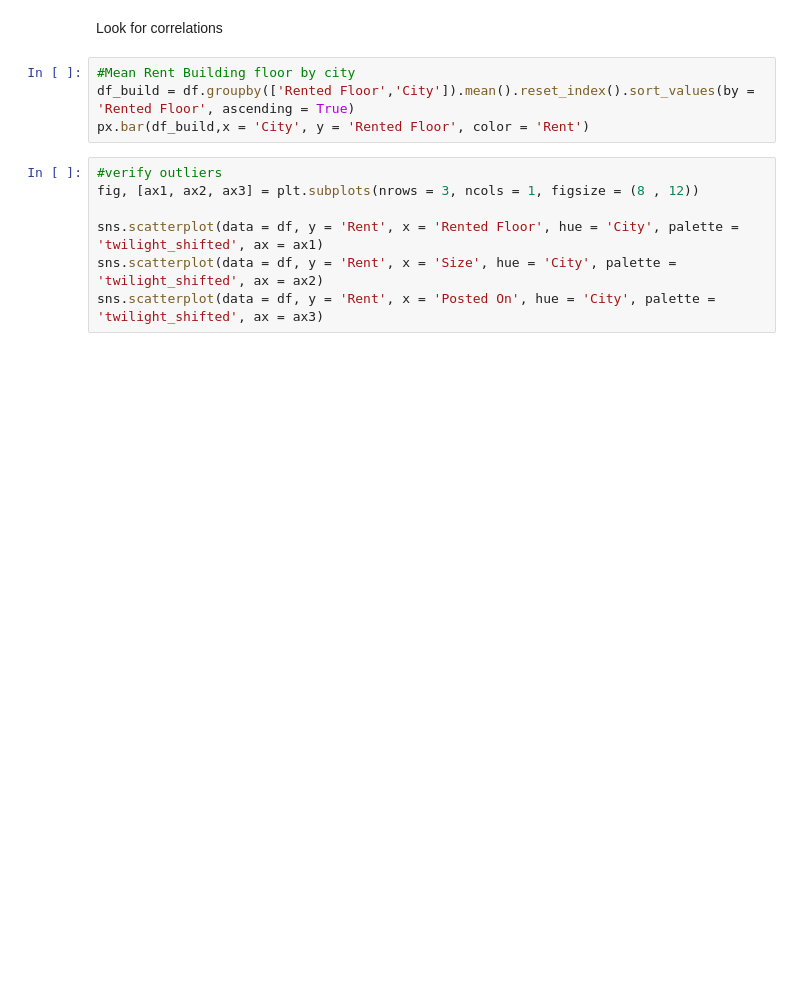
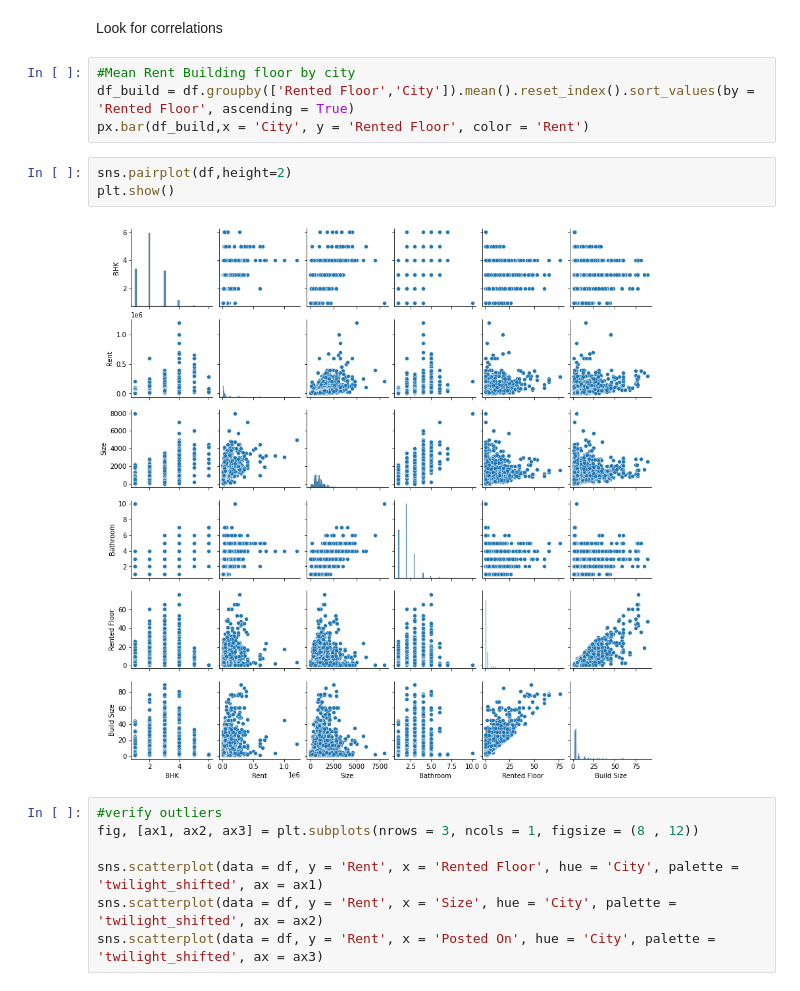
Before and after one commit to lucastere10/projects, a Jupyter notebook: Python Projects/Projekt XI - House Rent Prediction/Projekt XI - House Rent Prediction.ipynb, the cells around one changed output. Drawn from its saved outputs; the diff is of its cells as text; blank space fills up the shorter version.

```diff
--- a/Python Projects/Projekt XI - House Rent Prediction/Projekt XI - House Rent Prediction.ipynb
+++ b/Python Projects/Projekt XI - House Rent Prediction/Projekt XI - House Rent Prediction.ipynb
@@ -269,6 +269,11 @@ Look for correlations
 #Mean Rent Building floor by city
 df_build = df.groupby(['Rented Floor','City']).mean().reset_index().sort_values(by = 'Rented Floor', ascending = True)
 px.bar(df_build,x = 'City', y = 'Rented Floor', color = 'Rent')
+# %%
+sns.pairplot(df,height=2)
+plt.show()
+# %% [output]
+[figure, added]
 # %%
 #verify outliers
 fig, [ax1, ax2, ax3] = plt.subplots(nrows = 3, ncols = 1, figsize = (8 , 12))
```
Also changed, not shown: parts of 10 cells of this notebook.
